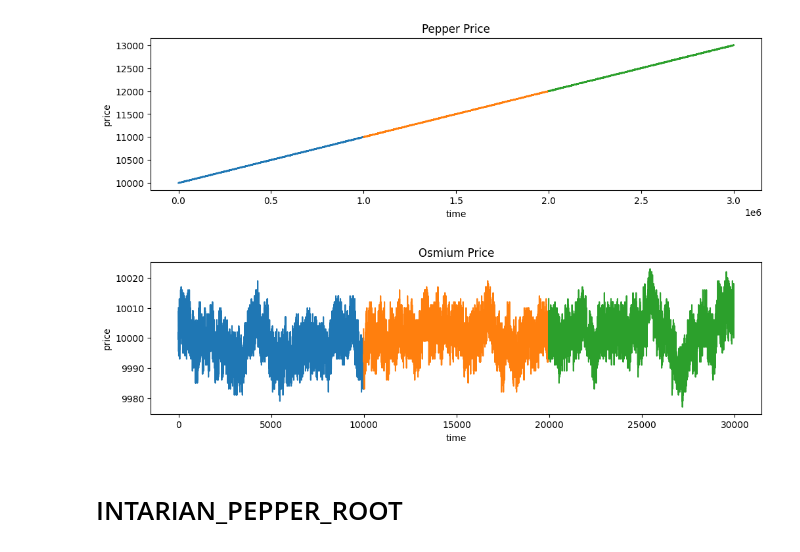
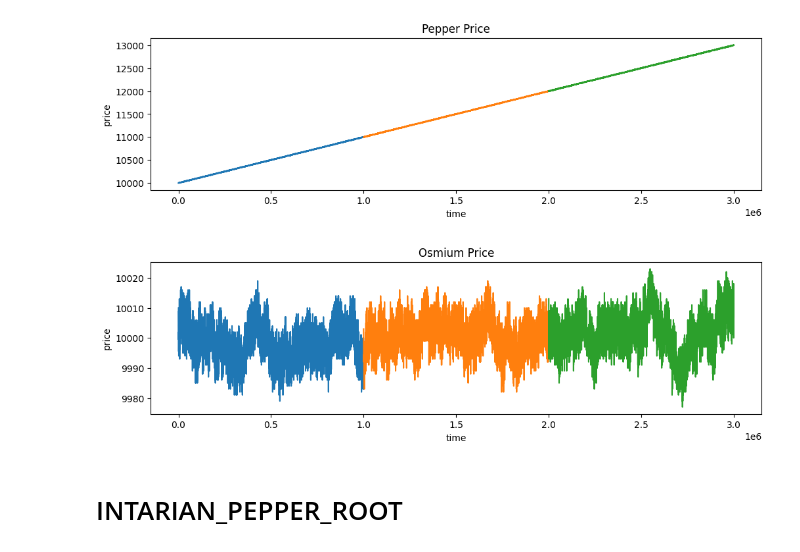
Before and after one commit to aemilani/imc-prosperity-4, a Jupyter notebook: notebooks/algo_1.ipynb, the cells around one changed output. Drawn from its saved outputs; the diff is of its cells as text; code cells hidden in the pictures.

```diff
--- a/notebooks/algo_1.ipynb
+++ b/notebooks/algo_1.ipynb
@@ -87,15 +87,15 @@ plt.show()
 [figure]
 # %%
 plt.figure(figsize=(12, 3))
-plt.plot(np.arange(len(price_osmium_clean)), price_osmium_clean['mid_price'])
-plt.plot(np.arange(len(price_osmium_clean), len(price_osmium_clean) + len(price_osmium_clean_1)), price_osmium_clean_1['mid_price'])
-plt.plot(np.arange(len(price_osmium_clean) + len(price_osmium_clean_1), len(price_osmium_clean) + len(price_osmium_clean_1) + len(price_osmium_clean_2)), price_osmium_clean_2['mid_price'])
+plt.plot(price_osmium_clean['timestamp'], price_osmium_clean['mid_price'])
+plt.plot(price_osmium_clean_1['timestamp'] + 1000000, price_osmium_clean_1['mid_price'])
+plt.plot(price_osmium_clean_2['timestamp'] + 2000000, price_osmium_clean_2['mid_price'])
 plt.title('Osmium Price')
 plt.xlabel('time')
 plt.ylabel('price')
 plt.show()
 # %% [output]
-[figure, old version]
+[figure, new version]
 # %% [markdown]
 # INTARIAN_PEPPER_ROOT
 # %%
```
Also changed, not shown: parts of 9 cells of this notebook, 6 other files.
